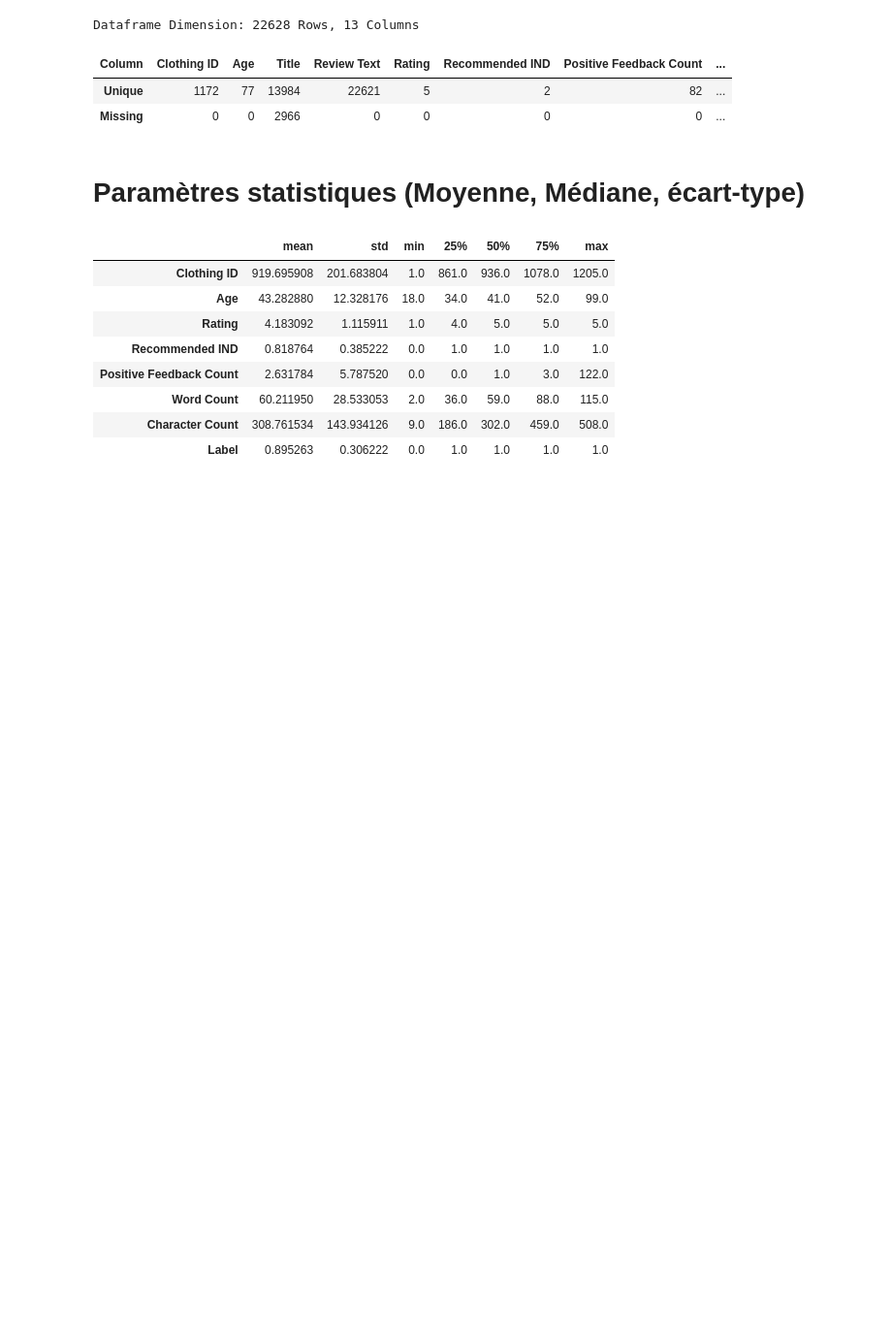
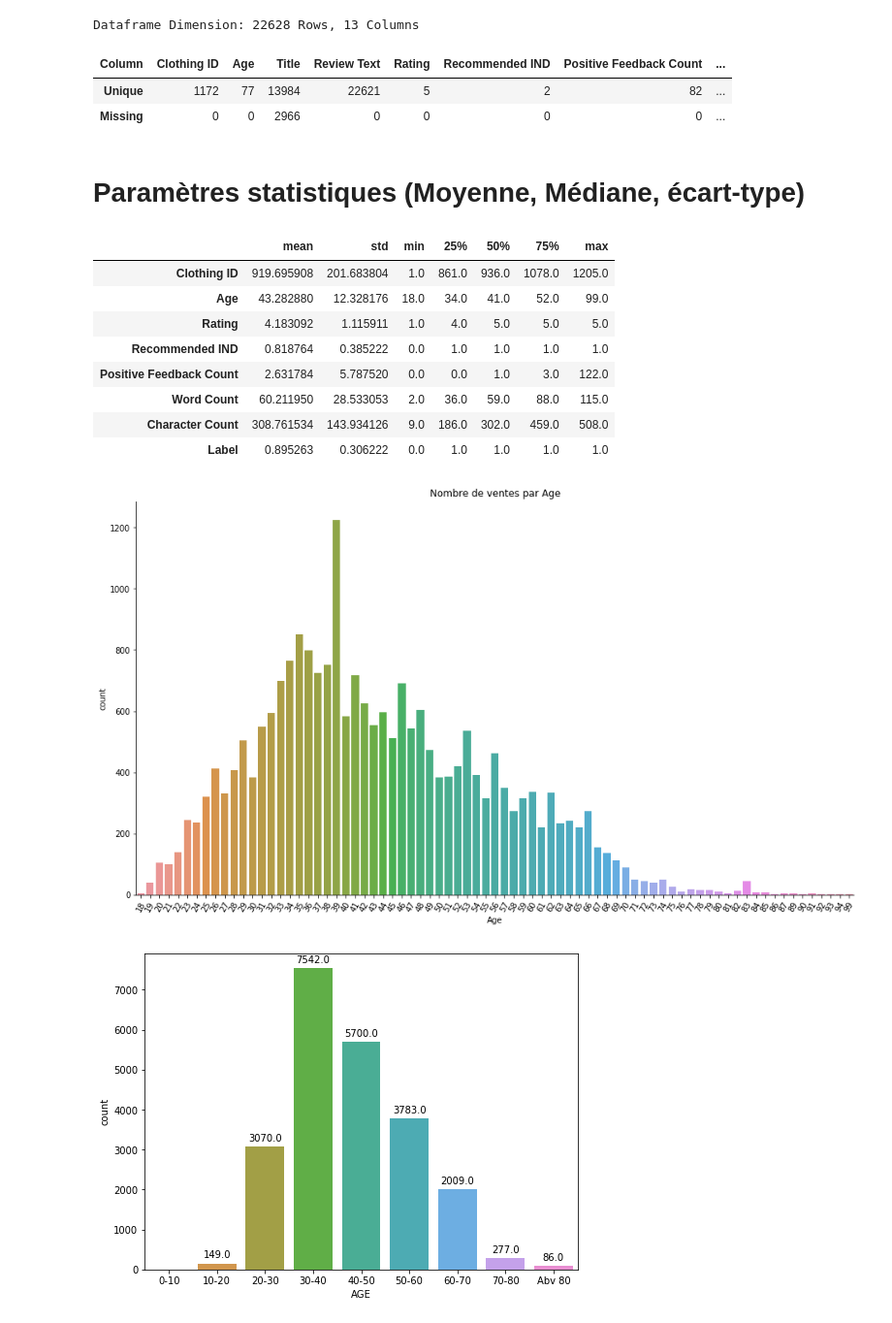
Before and after one commit to Redha1996/Exploratory-Data-Analysis, a Jupyter notebook: Customer's Satisfaction EDA.ipynb, the cells around one changed output. Shown at 97% size. Cells and saved outputs as stored; diff of their text form; code cells hidden in the pictures; blank space fills up the shorter version.

```diff
--- a/Customer's Satisfaction EDA.ipynb
+++ b/Customer's Satisfaction EDA.ipynb
@@ -115,3 +115,26 @@ df.describe().T.drop("count",axis=1)
 | Word Count | 60.211950 | 28.533053 | 2.0 | 36.0 | 59.0 | 88.0 | 115.0 |
 | Character Count | 308.761534 | 143.934126 | 9.0 | 186.0 | 302.0 | 459.0 | 508.0 |
 | Label | 0.895263 | 0.306222 | 0.0 | 1.0 | 1.0 | 1.0 | 1.0 |
+# %%
+#Nombre de commentaires par age
+
+plt.figure(figsize = (16, 9))
+sns.countplot(x = 'Age', data = df)
+plt.xticks(rotation = 60)
+plt.gca().spines['right'].set_visible(False)
+plt.gca().spines['top'].set_visible(False)
+plt.title('Nombre de ventes par Age')
+plt.show()
+
+df['AGE']= pd.cut(df['Age'],[0,10,20,30,40,50,60,70,80,90], labels=['0-10','10-20','20-30','30-40','40-50','50-60','60-70','70-80','Abv 80'])
+plt.figure(figsize = (8, 6))
+splot=sns.countplot(x='AGE',data=df)
+for p in splot.patches:
+    splot.annotate(format(p.get_height(), '.1f'),
+                   (p.get_x() + p.get_width() / 2., p.get_height()),
+                   ha = 'center', va = 'center',
+                   xytext = (0, 9),
+                   textcoords = 'offset points')
+# %% [output]
+[figure, added]
+[figure, added]
```
Also changed, not shown: parts of 1 cell of this notebook.
